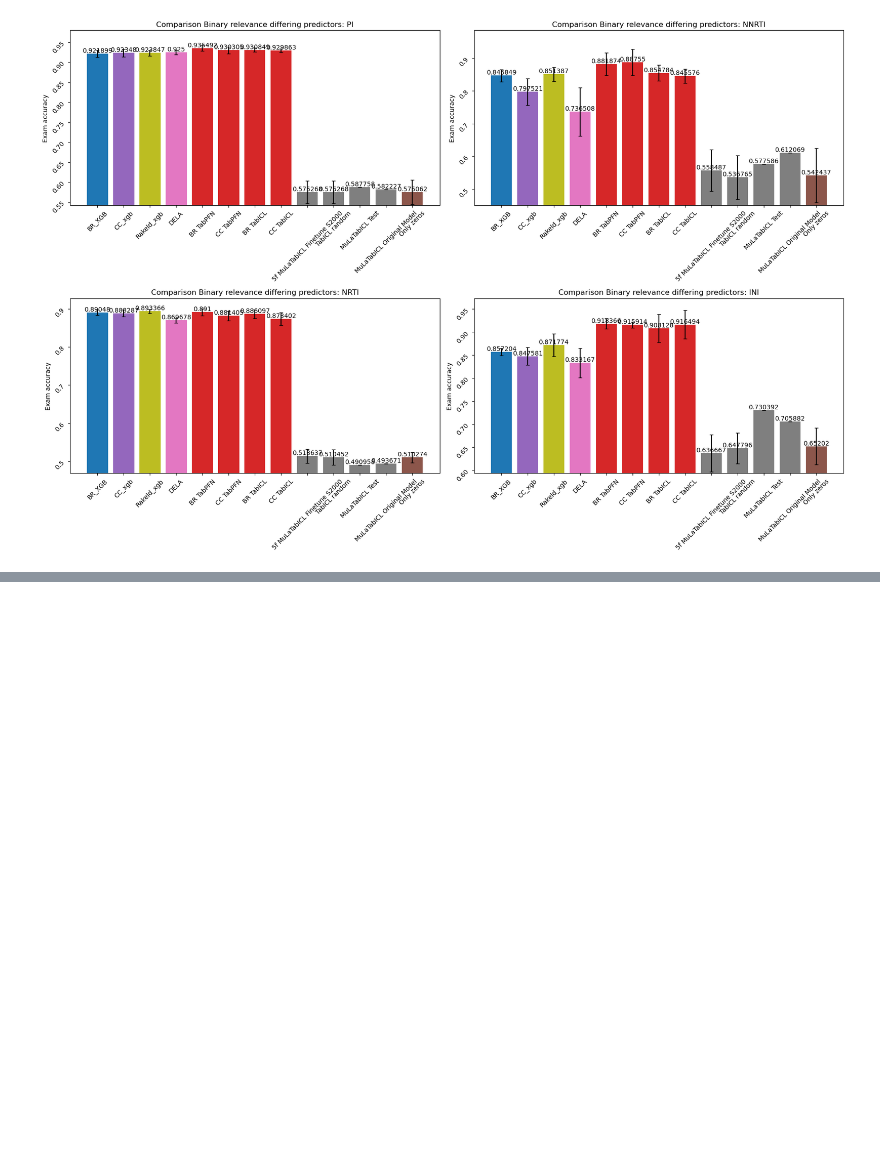
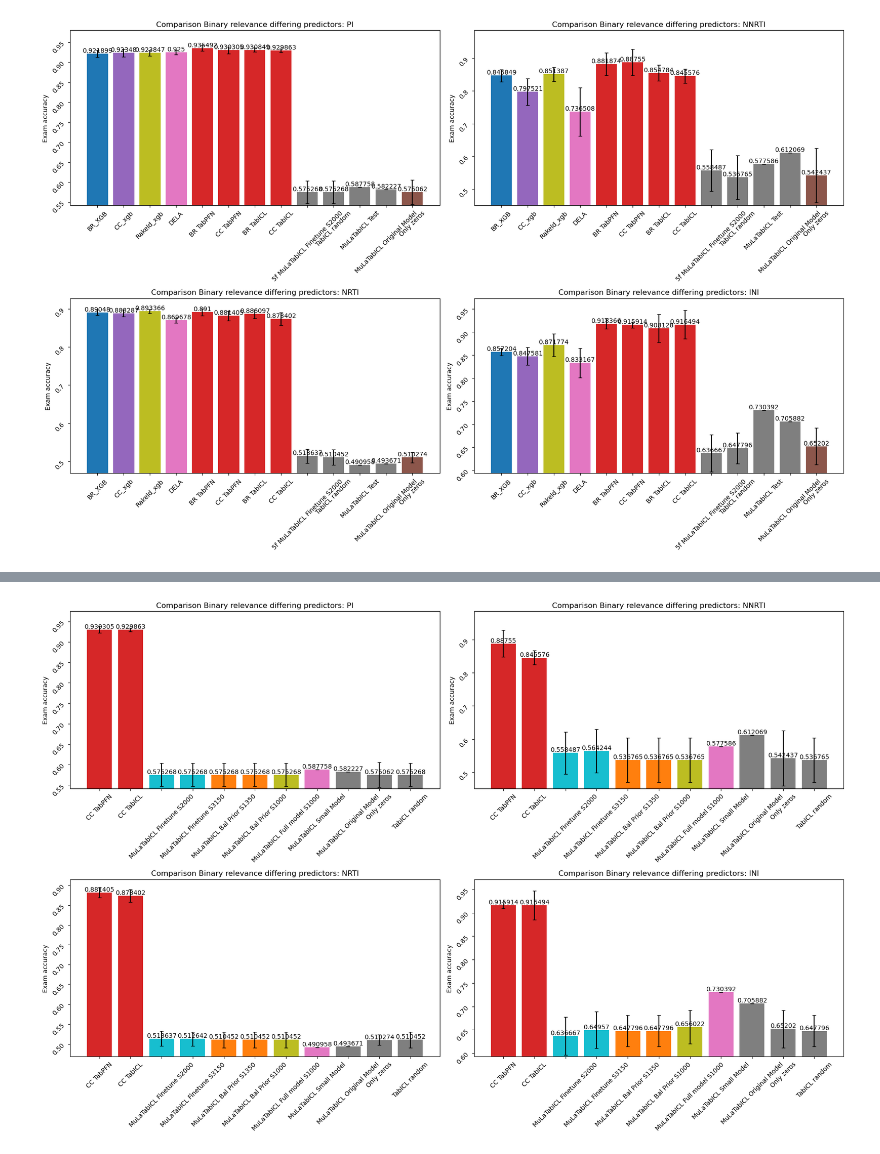
Before and after one commit to FloAvis/MultiLabel-PFN, a Jupyter notebook: statistics/MuLaTabICL_statistics.ipynb, the cells around one changed output, grey strips where cells are left out. Cells and saved outputs as stored; diff of their text form; code cells hidden in the pictures; blank space fills up the shorter version.

```diff
--- a/statistics/MuLaTabICL_statistics.ipynb
+++ b/statistics/MuLaTabICL_statistics.ipynb
@@ -188,0 +301,29 @@ fig.tight_layout()
+# %%
+fig, axs = plt.subplots(2, 2, figsize=(18, 12))
+#fig.tight_layout()
+
+axs = axs.flatten()
+
+for i, drug in enumerate(df_sub_accs_groups_mean.columns.values.tolist()):
+
+
+    labels = models_w_TabPFN
+    p = axs[i].bar(labels, df_sub_accs_groups_mean[drug], color=color)
+    axs[i].errorbar(labels, df_sub_accs_groups_mean[drug], yerr=df_sub_accs_groups_std[drug],capsize=3, fmt="none", ecolor="black")
+
+
+    axs[i].bar_label(p, label_type="edge")
+
+    #axs[i].set_xticks(x)
+    #axs[i].set_xticklabels(target_ml["Drug"])
+    axs[i].tick_params(rotation=45)
+    axs[i].set_ylabel('Exam accuracy')
+    axs[i].set_ylim(max(0, (df_sub_accs_groups_mean[drug].min() - df_sub_accs_groups_std[drug].max()) * 0.995), min(1.0 + df_sub_accs_groups_std[drug].max(), (df_sub_accs_groups_mean[drug].max() + df_sub_accs_groups_std[drug].max())  * 1.015))
+    axs[i].set_title('Comparison Binary relevance differing predictors: ' + drug)
+
+fig.tight_layout()
+#plt.show()
+
+#plt.savefig("../figures/All_benchmark_comparison_examAcc_wTabICL_wo_NaN.png")
+# %% [output]
+[figure, added]
```
Also changed, not shown: parts of 1 cell of this notebook, 2 other files.
